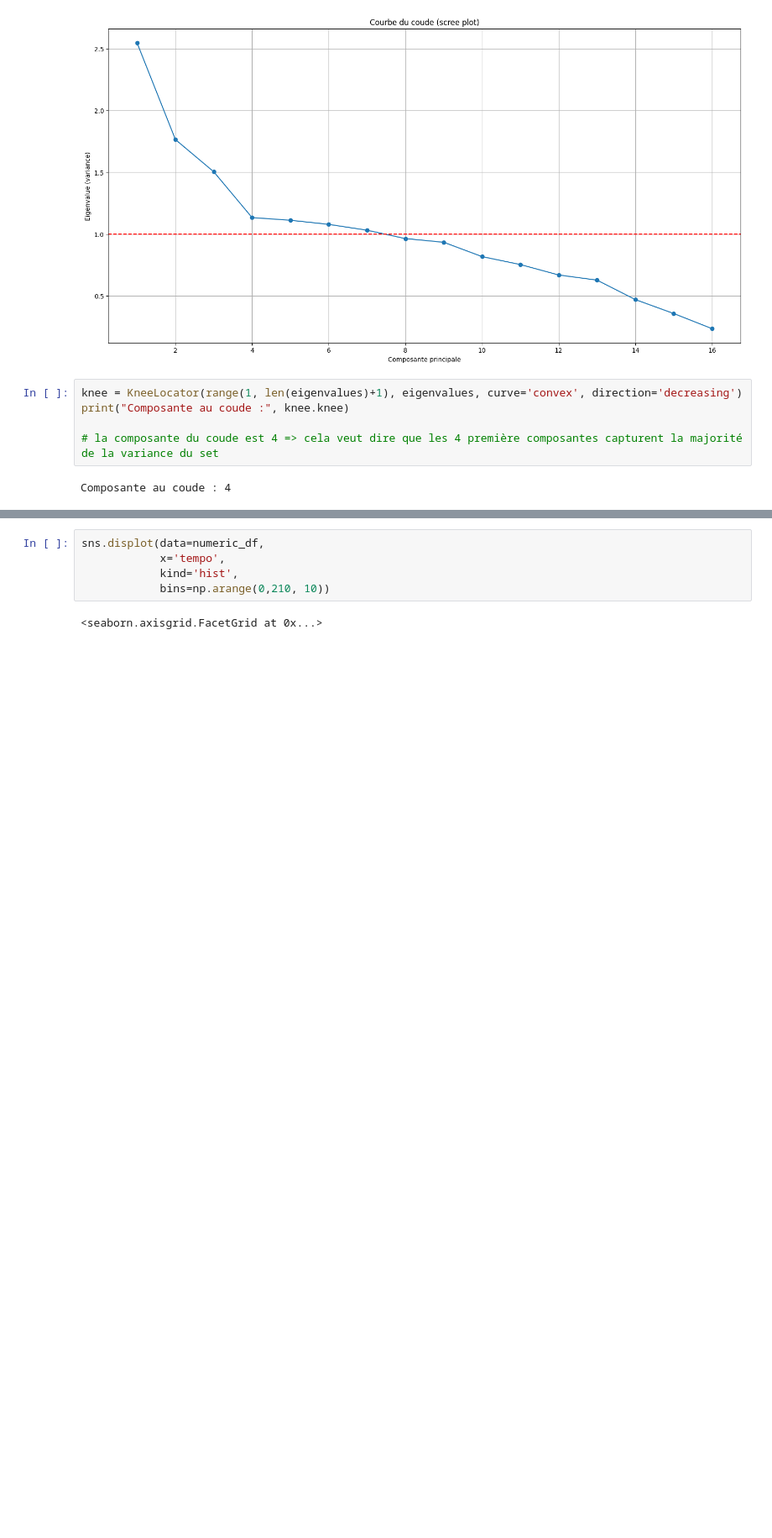
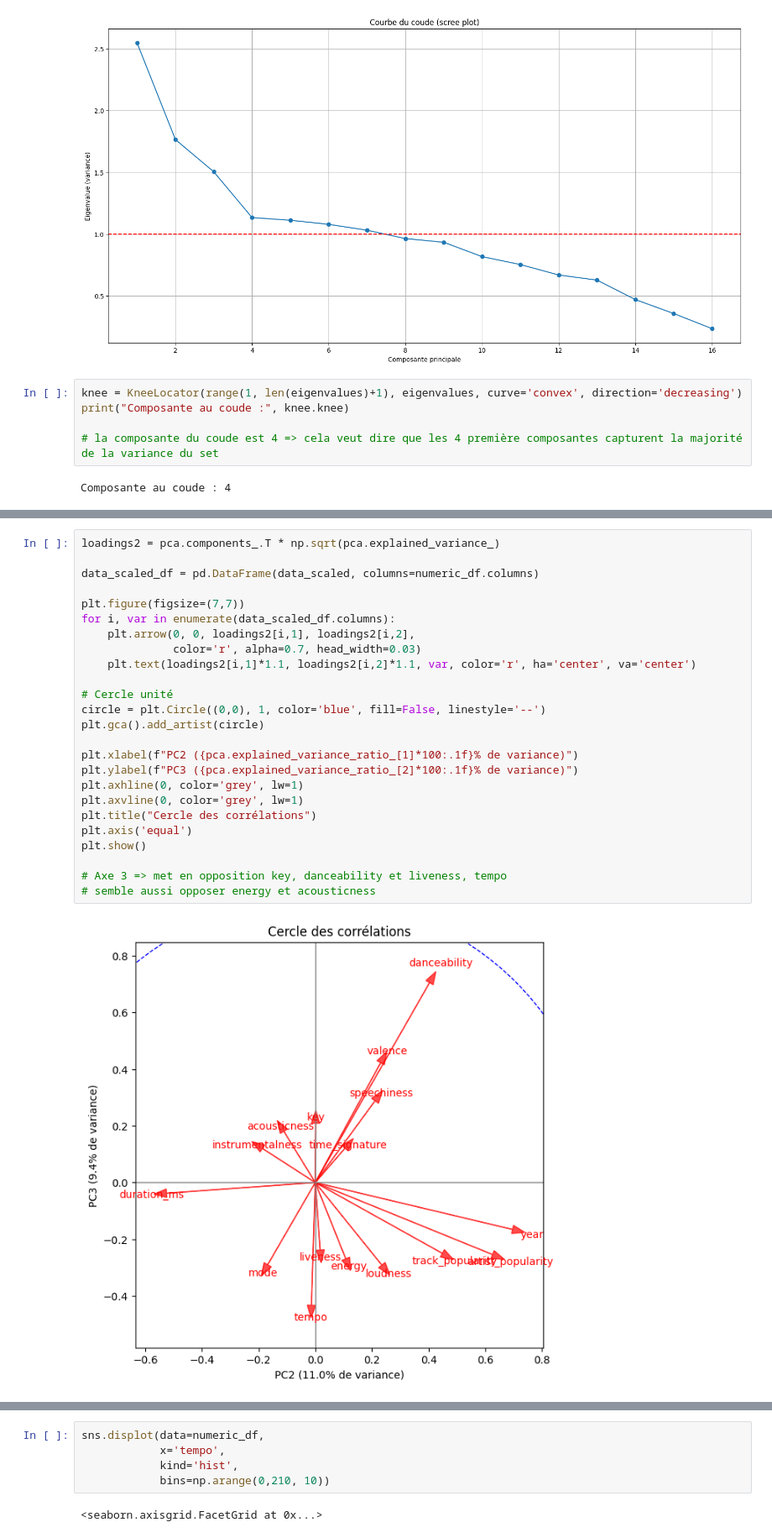
Before and after one commit to fxcollot/SpotifyUnsupervised, a Jupyter notebook: spotify_Louise.ipynb, the cells around one changed output, grey strips where cells are left out. Shown at 84% size. Drawn from its saved outputs; the diff is of its cells as text; blank space fills up the shorter version.

```diff
--- a/spotify_Louise.ipynb
+++ b/spotify_Louise.ipynb
@@ -313,0 +384,27 @@ Composante au coude : 4
+# %%
+loadings2 = pca.components_.T * np.sqrt(pca.explained_variance_)
+
+data_scaled_df = pd.DataFrame(data_scaled, columns=numeric_df.columns)
+
+plt.figure(figsize=(7,7))
+for i, var in enumerate(data_scaled_df.columns):
+    plt.arrow(0, 0, loadings2[i,1], loadings2[i,2],
+              color='r', alpha=0.7, head_width=0.03)
+    plt.text(loadings2[i,1]*1.1, loadings2[i,2]*1.1, var, color='r', ha='center', va='center')
+
+# Cercle unité
+circle = plt.Circle((0,0), 1, color='blue', fill=False, linestyle='--')
+plt.gca().add_artist(circle)
+
+plt.xlabel(f"PC2 ({pca.explained_variance_ratio_[1]*100:.1f}% de variance)")
+plt.ylabel(f"PC3 ({pca.explained_variance_ratio_[2]*100:.1f}% de variance)")
+plt.axhline(0, color='grey', lw=1)
+plt.axvline(0, color='grey', lw=1)
+plt.title("Cercle des corrélations")
+plt.axis('equal')
+plt.show()
+
+# Axe 3 => met en opposition key, danceability et liveness, tempo
+# semble aussi opposer energy et acousticness
+# %% [output]
+[figure, added]
```
Also changed, not shown: parts of 11 cells of this notebook.
